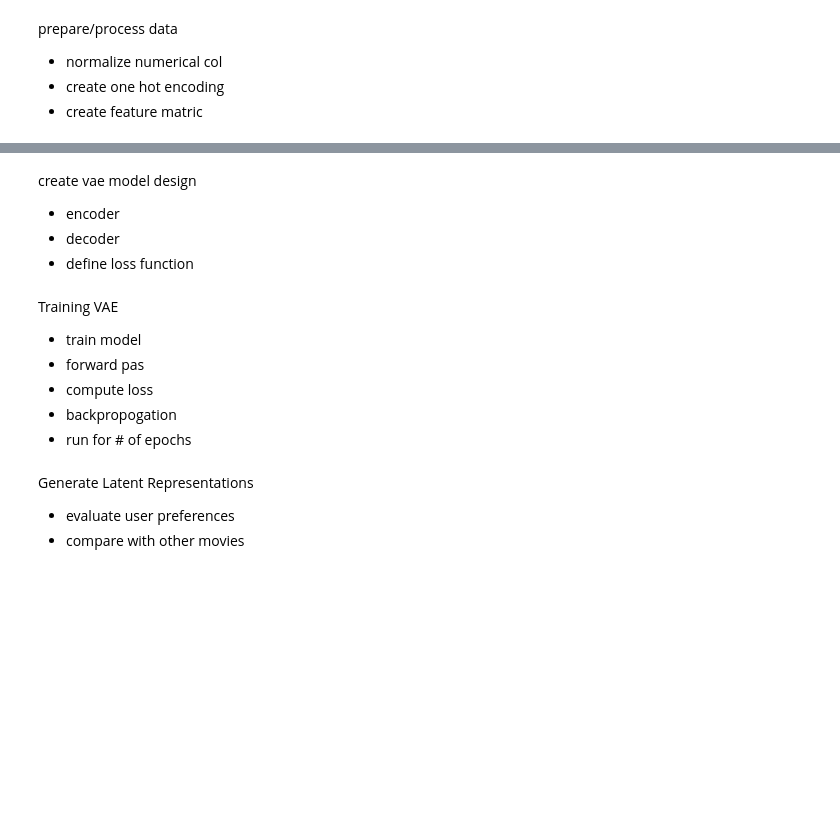
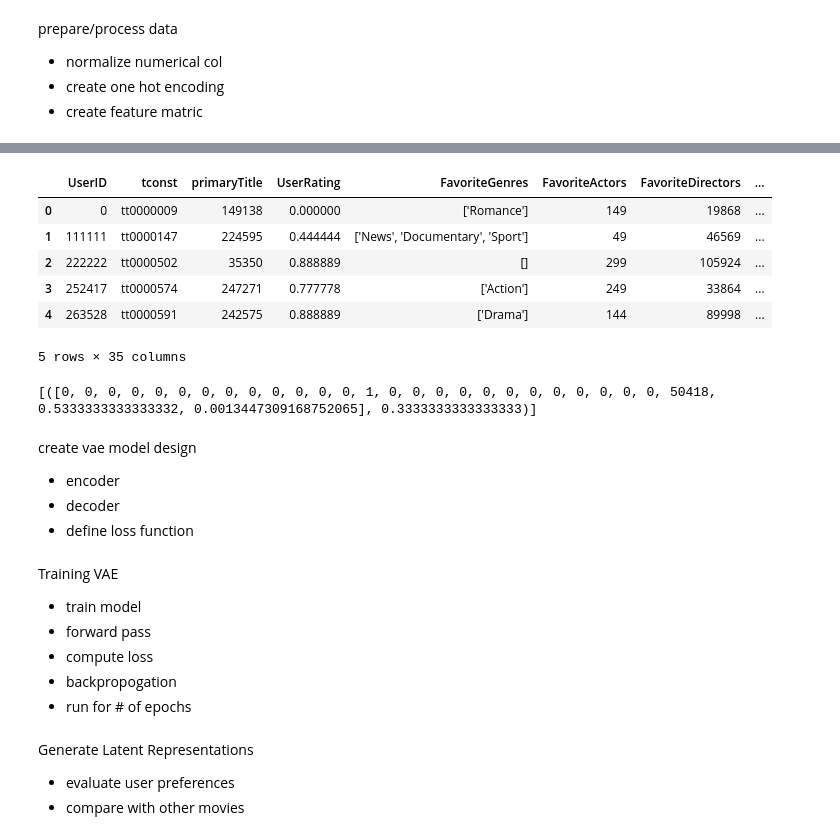
Before and after one commit to bhaveshasasik/vae_model, a Jupyter notebook: model_vae.ipynb, the cells around one changed output, grey strips where cells are left out. Drawn from its saved outputs; the diff is of its cells as text; code cells hidden in the pictures; blank space fills up the shorter version.

```diff
--- a/model_vae.ipynb
+++ b/model_vae.ipynb
@@ -27,0 +104,37 @@ data.head()
+# %%
+#user_data
+
+user_numerical_cols = ['UserRating']
+
+user_data[user_numerical_cols] = scaler.fit_transform(user_data[user_numerical_cols])
+
+user_data['user_genre_list'] = user_data['FavoriteGenres'].apply(lambda x: eval(x) if isinstance(x, str) else x)
+user_genres_encoded = multi_label_encoder.fit_transform(user_data['user_genre_list'])
+user_genres_encoded_df = pd.DataFrame(user_genres_encoded, columns=multi_label_encoder.classes_)
+user_data = pd.concat([user_data, user_genres_encoded_df], axis=1)
+
+
+# director label encoding
+label_encoder = LabelEncoder()
+user_data['FavoriteDirectors'] = label_encoder.fit_transform(user_data['FavoriteDirectors'])
+
+# writer label encoding
+user_data['FavoriteActors'] = label_encoder.fit_transform(user_data['FavoriteActors'])
+
+# movie_id label encoding
+user_data["primaryTitle"] = label_encoder.fit_transform(user_data["primaryTitle"])
+
+# user_id label ecoding
+user_data["UserID"] = label_encoder.fit_transform(user_data["UserID"])
+
+
+user_data.head()
+#print(user_data.columns)
+# %% [output]
+|  | UserID | tconst | primaryTitle | UserRating | FavoriteGenres | FavoriteActors | FavoriteDirectors | ... |
+| 0 | 0 | tt0000009 | 149138 | 0.000000 | ['Romance'] | 149 | 19868 | ... |
+| 1 | 111111 | tt0000147 | 224595 | 0.444444 | ['News', 'Documentary', 'Sport'] | 49 | 46569 | ... |
+| 2 | 222222 | tt0000502 | 35350 | 0.888889 | [] | 299 | 105924 | ... |
+| 3 | 252417 | tt0000574 | 247271 | 0.777778 | ['Action'] | 249 | 33864 | ... |
+| 4 | 263528 | tt0000591 | 242575 | 0.888889 | ['Drama'] | 144 | 89998 | ... |
+5 rows × 35 columns
@@ -28,3 +157,21 @@ data.head()
+# %%
+x_input = {}
+
+for user_id, group in merged_data.groupby('UserID'):
+    x_input[user_id] = [
+        (
+            # Movie features (e_m)
+            list(row['genres_list']) + [row['directorNames'], row['averageRating'], row['numVotes']],
+            # User rating (r_m)
+            row['UserRating']
+        )
+        for _, row in group.iterrows()
+    ]
+
+userid = list(x_input.keys())[0]
+print(x_input[userid])
+# %% [output]
+[([0, 0, 0, 0, 0, 0, 0, 0, 0, 0, 0, 0, 0, 1, 0, 0, 0, 0, 0, 0, 0, 0, 0, 0, 0, 0, 50418, 0.5333333333333332, 0.0013447309168752065], 0.3333333333333333)]
 # %% [markdown]
 create vae model design
  - encoder
@@ -86,7 +241,7 @@ def loss_function(x_reconstructed, x, mu, log_var, mask):
 # %% [markdown]
 Training VAE
  - train model
-  - forward pas
+  - forward pass
   - compute loss
   - backpropogation
   - run for # of epochs
```
Also changed, not shown: parts of 9 cells of this notebook.
